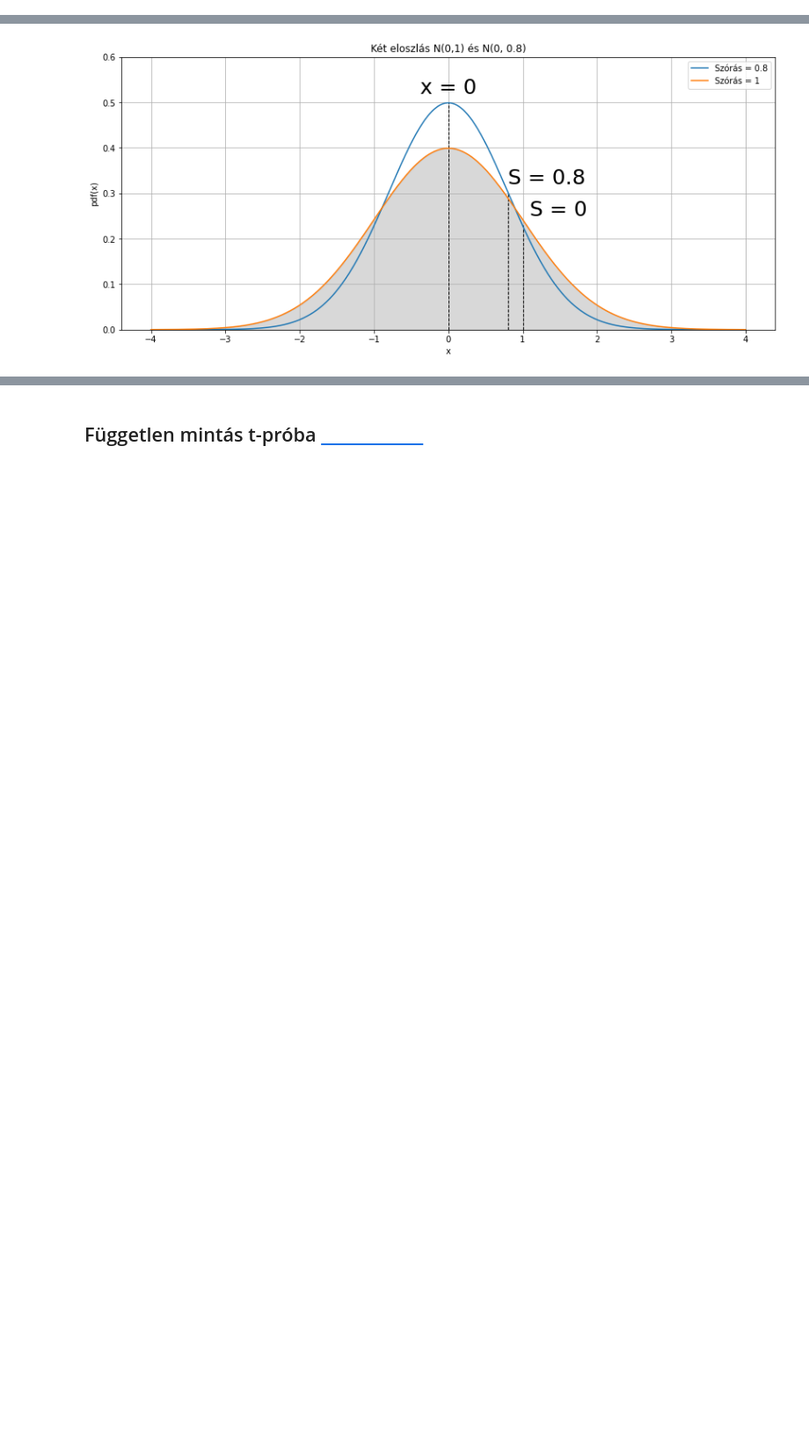
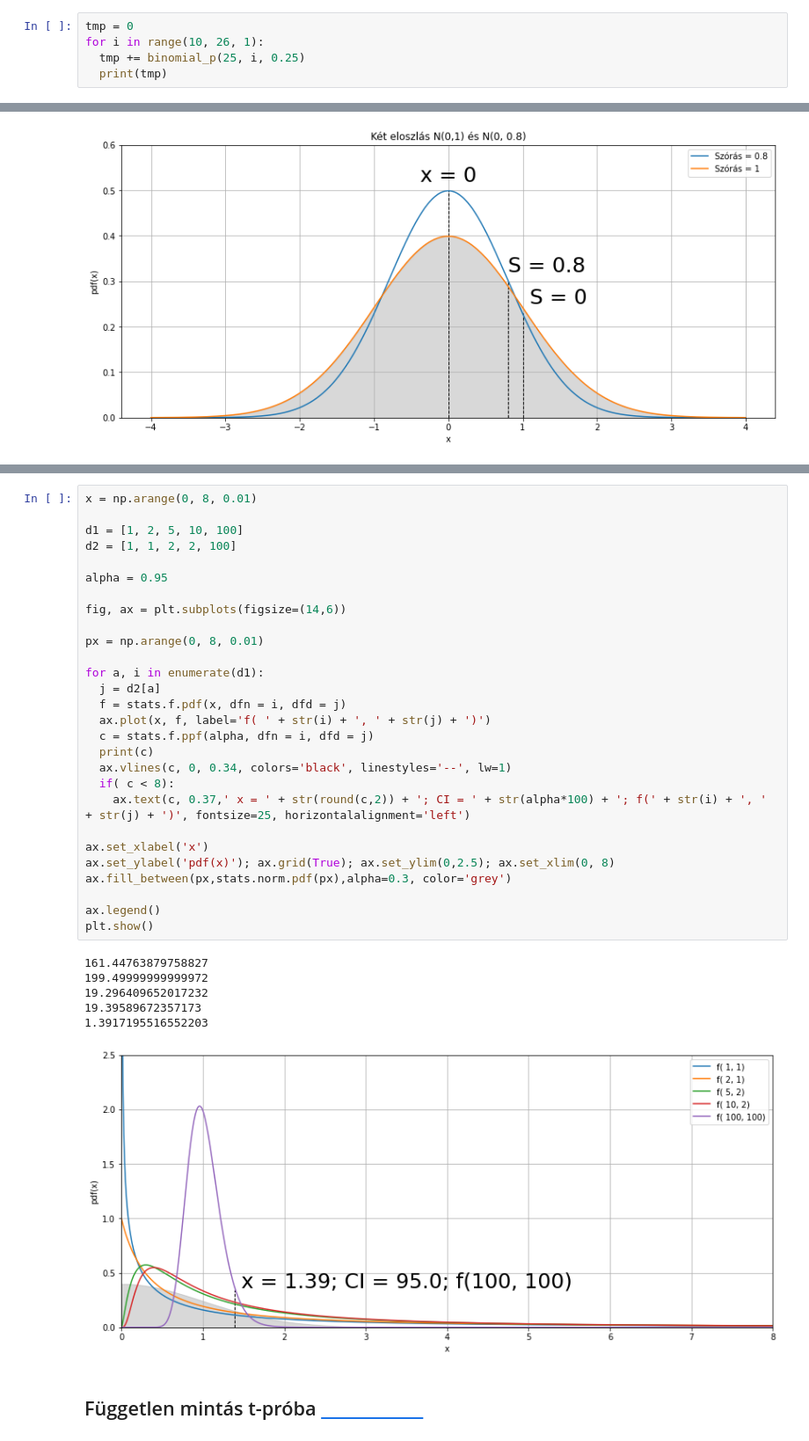
Before and after one commit to JoDeMiro/Statistics, a Jupyter notebook: Python_Statistics_01.ipynb, the cells around one changed output, grey strips where cells are left out. Shown at 88% size. Saved outputs shown, nothing was run; the diff lists cells and outputs as text; blank space fills up the shorter version.

```diff
--- a/Python_Statistics_01.ipynb
+++ b/Python_Statistics_01.ipynb
@@ -269,2 +354,7 @@ binomial_p(10, 10, 0.5)
 # %% [output]
 0.0009765625
+# %%
+tmp = 0
+for i in range(10, 26, 1):
+  tmp += binomial_p(25, i, 0.25)
+  print(tmp)
@@ -1069,3 +1202,38 @@ Amennyiben az általunk kapott F érték nagyobb, mint a táblázatban szereplő
+# %%
+x = np.arange(0, 8, 0.01)
+
+d1 = [1, 2, 5, 10, 100]
+d2 = [1, 1, 2, 2, 100]
+
+alpha = 0.95
+
+fig, ax = plt.subplots(figsize=(14,6))
+
+px = np.arange(0, 8, 0.01)
+
+for a, i in enumerate(d1):
+  j = d2[a]
+  f = stats.f.pdf(x, dfn = i, dfd = j)
+  ax.plot(x, f, label='f( ' + str(i) + ', ' + str(j) + ')')
+  c = stats.f.ppf(alpha, dfn = i, dfd = j)
+  print(c)
+  ax.vlines(c, 0, 0.34, colors='black', linestyles='--', lw=1)
+  if( c < 8):
+    ax.text(c, 0.37,' x = ' + str(round(c,2)) + '; CI = ' + str(alpha*100) + '; f(' + str(i) + ', ' + str(j) + ')', fontsize=25, horizontalalignment='left')
+
+ax.set_xlabel('x')
+ax.set_ylabel('pdf(x)'); ax.grid(True); ax.set_ylim(0,2.5); ax.set_xlim(0, 8)
+ax.fill_between(px,stats.norm.pdf(px),alpha=0.3, color='grey')
+
+ax.legend()
+plt.show()
+# %% [output]
+161.44763879758827
+199.49999999999972
+19.296409652017232
+19.39589672357173
+1.3917195516552203
+[figure, added]
 # %% [markdown]
 <a name="fuggetlen-mintas-t-proba"></a>
 
```
Also changed, not shown: parts of 16 cells of this notebook.
